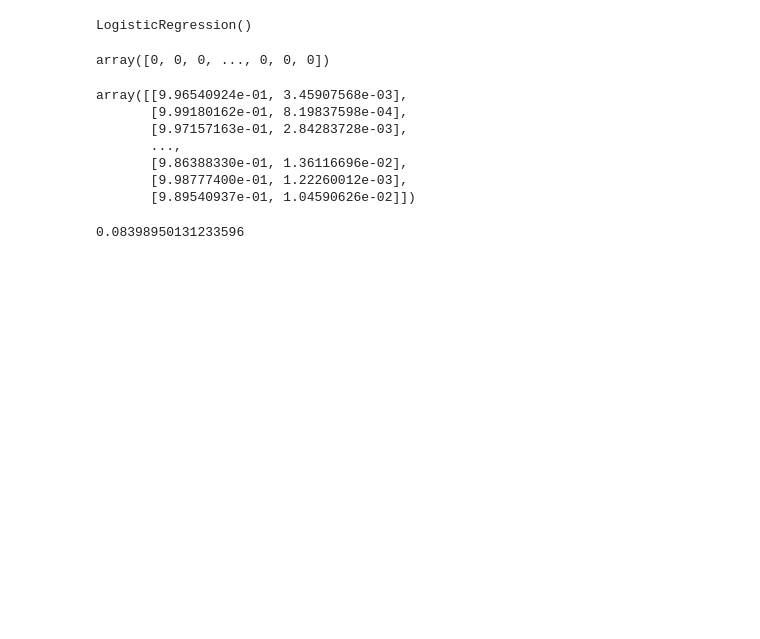
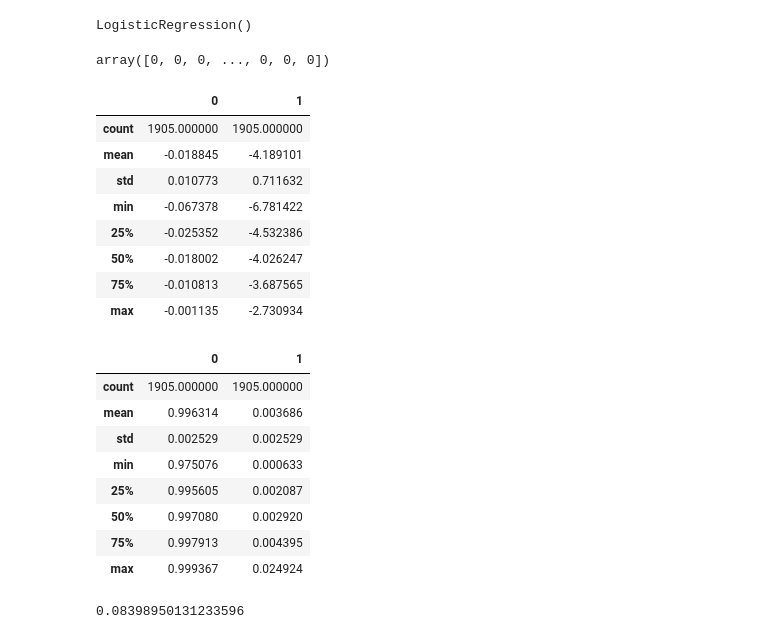
Before and after one commit to jhylin/Rust_projects, a Jupyter notebook: Rust_pl_chembl_cpds.ipynb, the cells around one changed output. Cells and saved outputs as stored; diff of their text form; code cells hidden in the pictures; blank space fills up the shorter version.

```diff
--- a/Rust_pl_chembl_cpds.ipynb
+++ b/Rust_pl_chembl_cpds.ipynb
@@ -519,18 +518,37 @@ y_mp = LogR.predict(X_test)
 y_mp
 # %% [output]
 array([0, 0, 0, ..., 0, 0, 0])
+# %%
+# Convert the values (log odds) of predicted probabilities into a dataframe
+# Then use describe() method to get characteristics of the distribution
+pred = pd.DataFrame(LogR.predict_log_proba(X))
+pred.describe()
+# %% [output]
+|  | 0 | 1 |
+| count | 1905.000000 | 1905.000000 |
+| mean | -0.018845 | -4.189101 |
+| std | 0.010773 | 0.711632 |
+| min | -0.067378 | -6.781422 |
+| 25% | -0.025352 | -4.532386 |
+| 50% | -0.018002 | -4.026247 |
+| 75% | -0.010813 | -3.687565 |
+| max | -0.001135 | -2.730934 |
 # %%
-# Check if this is needed (probably not?)
-y_mp_prob = LogR.predict_proba(X_test)
-y_mp_prob
+# Tranform the values/log odds into probabilities via predict_proba method
+# Convert predicted probabilities into a dataframe
+# then use describe() to show distributions
+y_mp_prob = pd.DataFrame(LogR.predict_proba(X_test))
+y_mp_prob.describe()
 # %% [output]
-array([[9.96540924e-01, 3.45907568e-03],
-       [9.99180162e-01, 8.19837598e-04],
-       [9.97157163e-01, 2.84283728e-03],
-       ...,
-       [9.86388330e-01, 1.36116696e-02],
-       [9.98777400e-01, 1.22260012e-03],
-       [9.89540937e-01, 1.04590626e-02]])
+|  | 0 | 1 |
+| count | 1905.000000 | 1905.000000 |
+| mean | 0.996314 | 0.003686 |
+| std | 0.002529 | 0.002529 |
+| min | 0.975076 | 0.000633 |
+| 25% | 0.995605 | 0.002087 |
+| 50% | 0.997080 | 0.002920 |
+| 75% | 0.997913 | 0.004395 |
+| max | 0.999367 | 0.024924 |
 # %%
 from sklearn.metrics import mean_squared_error
 mean_squared_error(y_mp, y_test)
```
Also changed, not shown: parts of 10 cells of this notebook.
